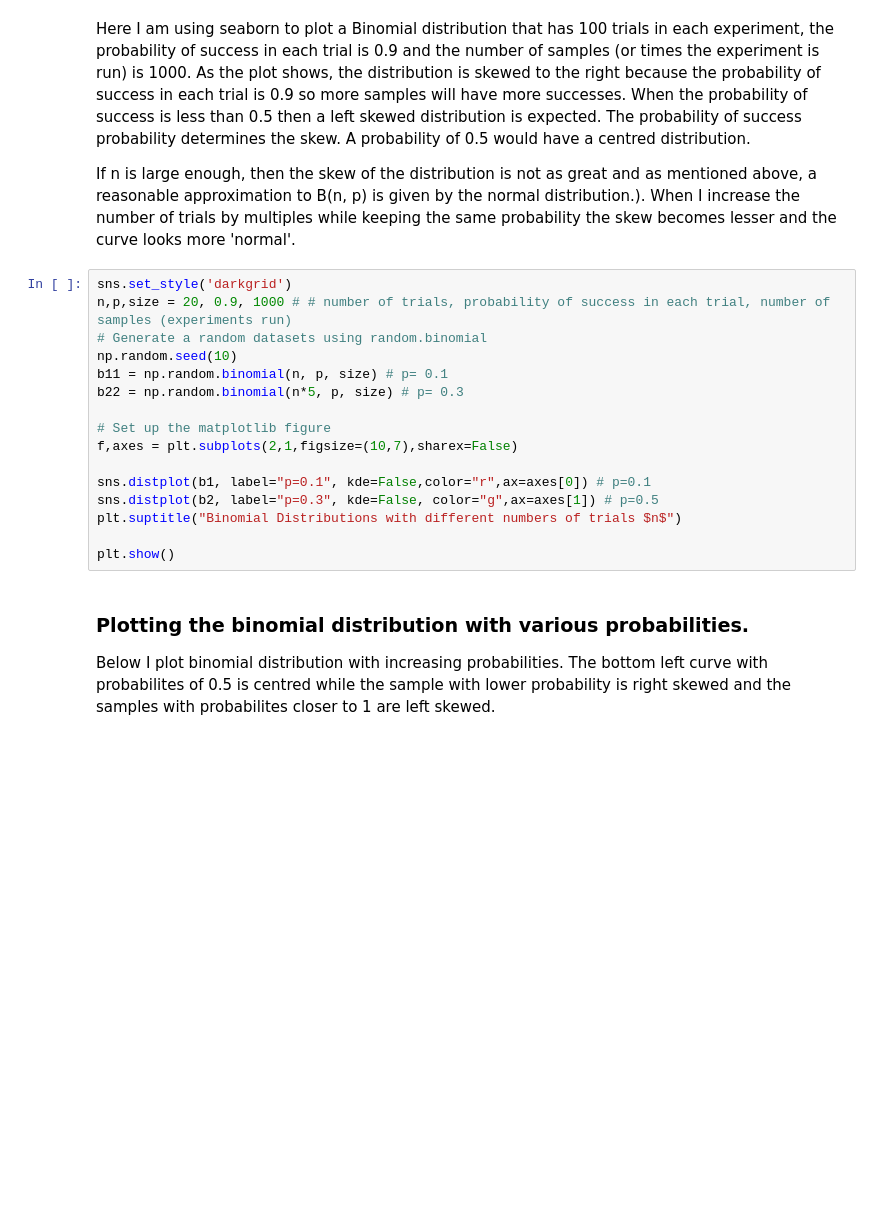
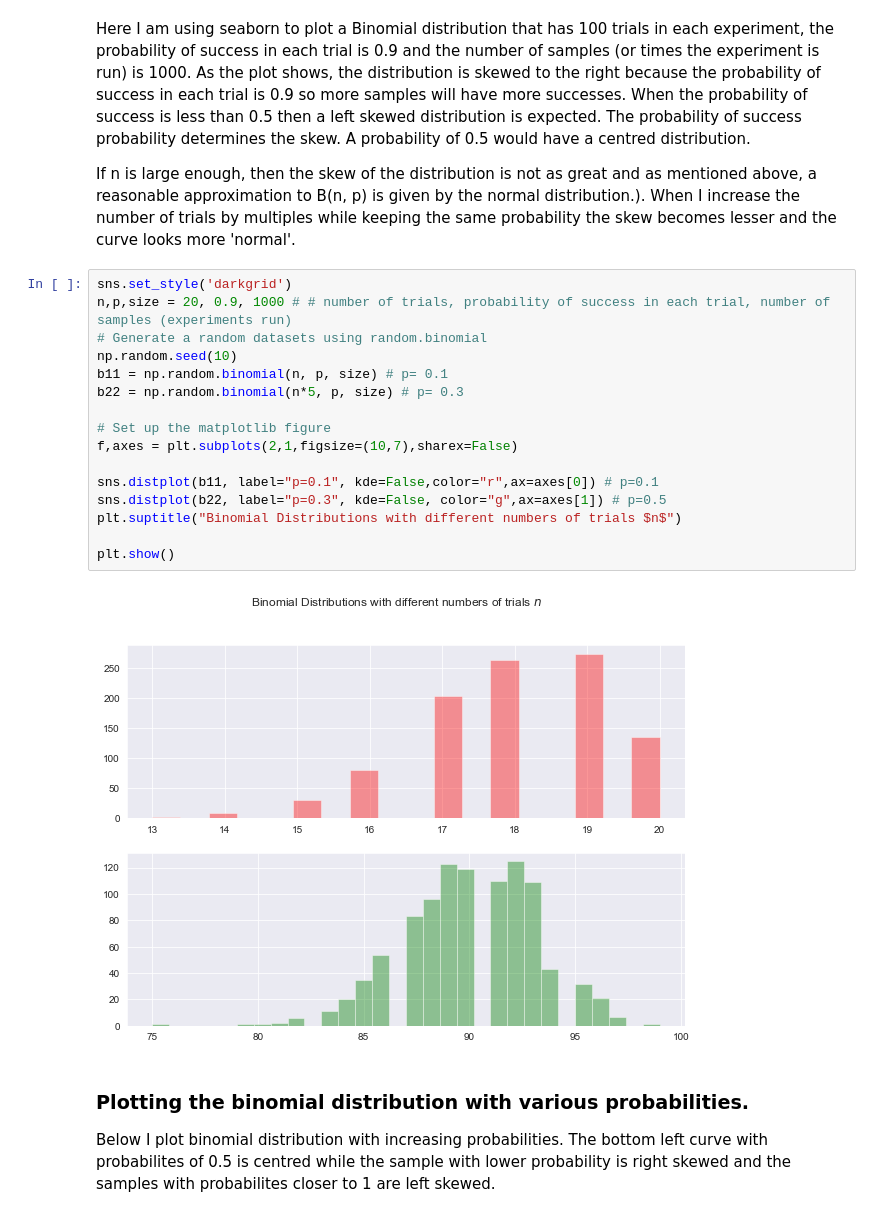
Before and after one commit to angela1C/Programming-for-Data-Analysis-numpy.random-project-2019, a Jupyter notebook: NumpyRandom.ipynb, the cells around one changed output. Saved outputs shown, nothing was run; the diff lists cells and outputs as text; blank space fills up the shorter version.

Commit message:
fixed binomial plot not rendering

```diff
--- a/NumpyRandom.ipynb
+++ b/NumpyRandom.ipynb
@@ -1102,19 +1105,21 @@ When I increase the number of trials by multiples while keeping the same probabi
 # %%
 sns.set_style('darkgrid')
 n,p,size = 20, 0.9, 1000 # # number of trials, probability of success in each trial, number of samples (experiments run)
 # Generate a random datasets using random.binomial
 np.random.seed(10)
 b11 = np.random.binomial(n, p, size) # p= 0.1
 b22 = np.random.binomial(n*5, p, size) # p= 0.3
 
 # Set up the matplotlib figure
 f,axes = plt.subplots(2,1,figsize=(10,7),sharex=False)
 
-sns.distplot(b1, label="p=0.1", kde=False,color="r",ax=axes[0]) # p=0.1
-sns.distplot(b2, label="p=0.3", kde=False, color="g",ax=axes[1]) # p=0.5
+sns.distplot(b11, label="p=0.1", kde=False,color="r",ax=axes[0]) # p=0.1
+sns.distplot(b22, label="p=0.3", kde=False, color="g",ax=axes[1]) # p=0.5
 plt.suptitle("Binomial Distributions with different numbers of trials $n$")
 
 plt.show()
+# %% [output]
+[figure, added]
 # %% [markdown]
 ### Plotting the binomial distribution with various probabilities.
 Below I plot binomial distribution with increasing probabilities. The bottom left curve with probabilites of 0.5 is centred while the sample with lower probability is right skewed and the samples with probabilites closer to 1 are left skewed.
```
Also changed, not shown: parts of 28 cells of this notebook.
